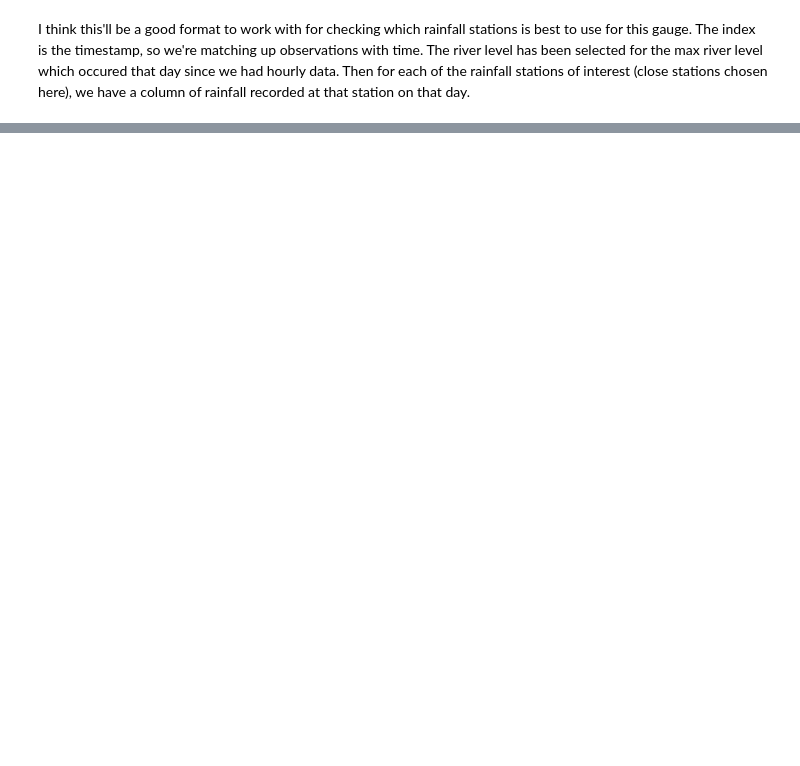
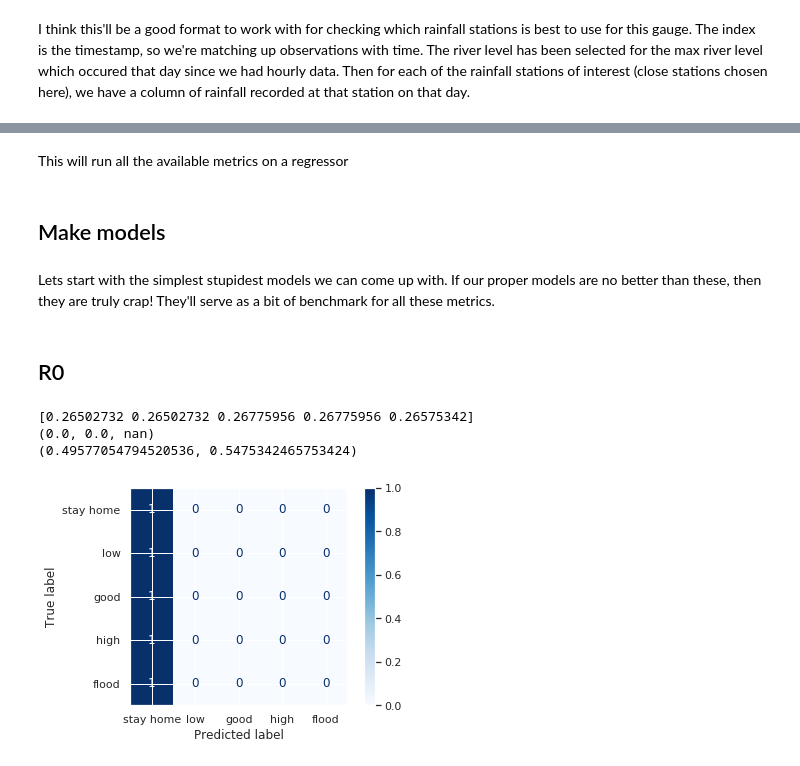
Before and after one commit to jemmaherbert/river-level-predictions, a Jupyter notebook: example_river.ipynb, the cells around one changed output, grey strips where cells are left out. Saved outputs shown, nothing was run; the diff lists cells and outputs as text; code cells hidden in the pictures; blank space fills up the shorter version.

```diff
--- a/example_river.ipynb
+++ b/example_river.ipynb
@@ -266,0 +245,3 @@ Instead, what we were going to do was use 'it rained'/'it didn't rain' against '
+# %%
+STATION_ID = 68076
+N_DAYS_LAG = 3
@@ -266,0 +400,5 @@ Instead, what we were going to do was use 'it rained'/'it didn't rain' against '
+# %%
+def numeric_metrics(preds, expec):
+    mean_sqr_diff = np.mean((np.array(preds) - np.array(expec))**2)
+    mean_abs_diff = np.mean(np.abs(np.array(preds) - np.array(expec)))
+    return mean_sqr_diff, mean_abs_diff
@@ -266,0 +407,3 @@ Instead, what we were going to do was use 'it rained'/'it didn't rain' against '
+# %%
+def plot_cmat(model, test_input, test_result):
+    plot_confusion_matrix(model, test_input, test_result, labels=CATS, cmap=plt.cm.Blues, normalize='true')
@@ -266,0 +412,14 @@ Instead, what we were going to do was use 'it rained'/'it didn't rain' against '
+# %%
+from sklearn.model_selection import cross_val_score
+def all_clas_metrics(model, inputs, results):
+    preds = model.predict(inputs['test'])
+    expected = results['test']
+
+    print(cross_val_score(model, inputs['all'], results['all']))
+    print(binary_metrics([cat_to_binary(p) for p in preds], [cat_to_binary(e) for e in expected]))
+    print(numeric_metrics([cat_to_num(p) for p in preds], [cat_to_num(e) for e in expected]))
+
+    plot_cmat(model, inputs['test'], results['test'])
+    plt.show()
+# %% [markdown]
+This will run all the available metrics on a regressor
@@ -266,0 +434,33 @@ Instead, what we were going to do was use 'it rained'/'it didn't rain' against '
+# %% [markdown]
+## Make models
+# %% [markdown]
+Lets start with the simplest stupidest models we can come up with. If our proper models are no better than these, then they are truly crap! They'll serve as a bit of benchmark for all these metrics.
+# %% [markdown]
+## R0
+# %%
+from sklearn.base import RegressorMixin, ClassifierMixin
+from scipy.stats import mode
+
+class NullClassifier(ClassifierMixin):
+    def fit(self, X=None, y=None):
+        self.y_bar_ = mode(y)[0][0]
+        self.classes_ = sorted(CATS)
+
+    def predict(self, X=None):
+        return X.shape[0] * [self.y_bar_]
+
+    def get_params(self, deep):
+        return {}
+
+# make a categorical dataset
+inputs_cat, results_cat = split_dataset(df_rebalanced_cat)
+
+# evaluate performance of classifier
+null_clas = NullClassifier()
+null_clas.fit(inputs_cat['train'], results_cat['train'])
+all_clas_metrics(null_clas, inputs_cat, results_cat)
+# %% [output]
+[0.26502732 0.26502732 0.26775956 0.26775956 0.26575342]
+(0.0, 0.0, nan)
+(0.49577054794520536, 0.5475342465753424)
+[figure, added]
```
Also changed, not shown: parts of 55 cells of this notebook, 2 other files.
